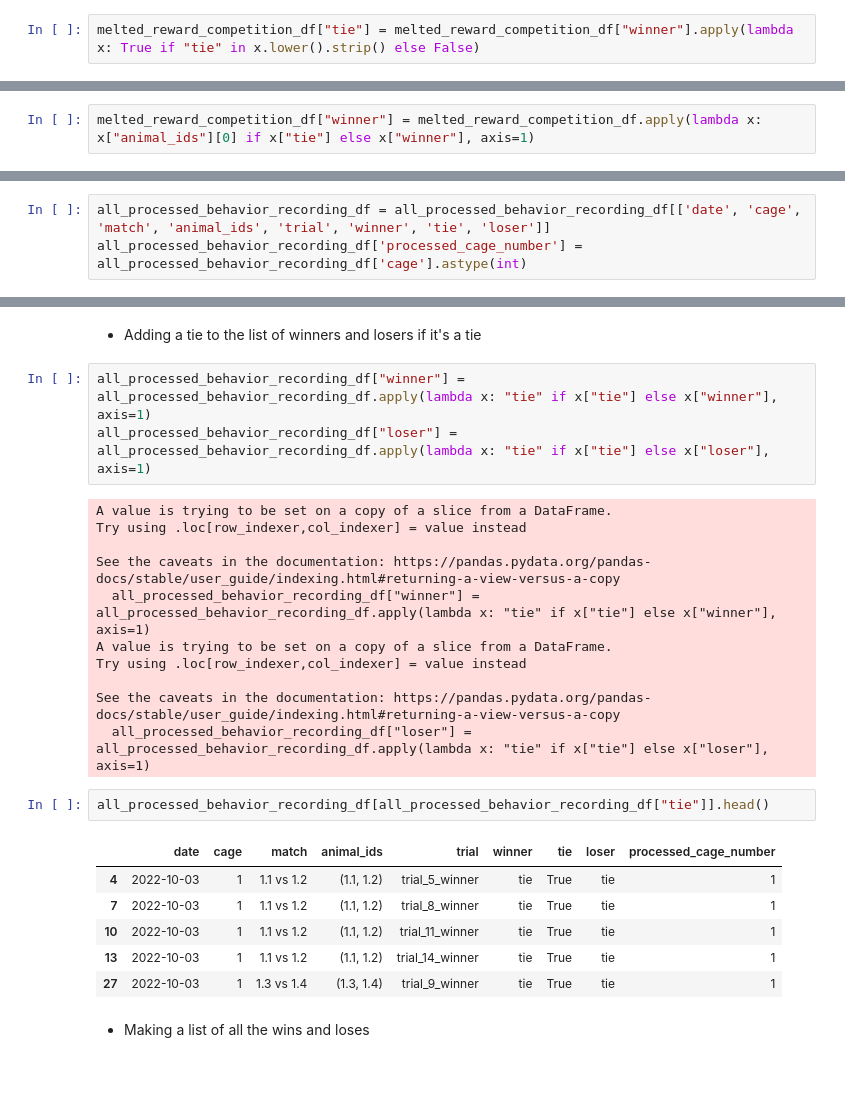
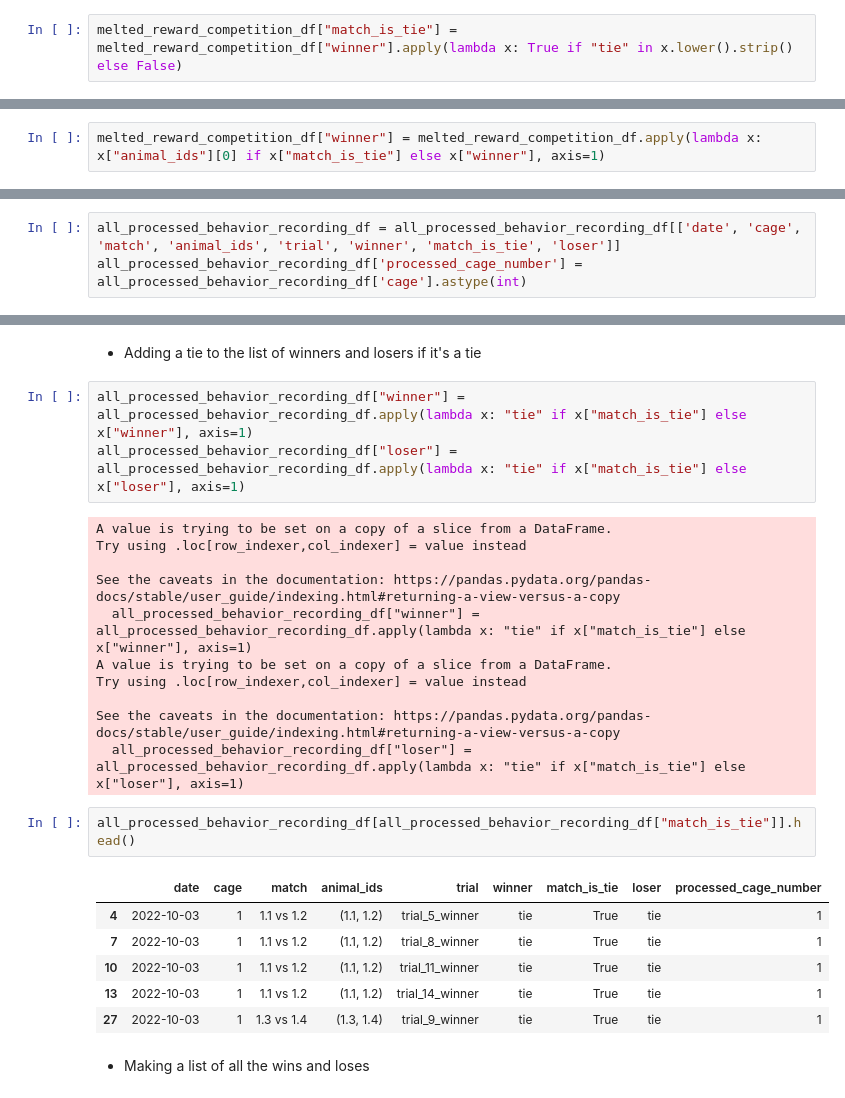
Before and after one commit to padillacoreanolab/dominance_strain_comparison, a Jupyter notebook: results/2023_04_27_pilot_3_elo_score_calculation/pilot_3_reward_competition_processing.ipynb, the cells around one changed output, grey strips where cells are left out. Drawn from its saved outputs; the diff is of its cells as text.

```diff
--- a/results/2023_04_27_pilot_3_elo_score_calculation/pilot_3_reward_competition_processing.ipynb
+++ b/results/2023_04_27_pilot_3_elo_score_calculation/pilot_3_reward_competition_processing.ipynb
@@ -526,9 +522,9 @@ array([('1.1', '1.2'), ('1.3', '1.4'), ('2.1', '2.2'), ('2.3', '2.4'),
 # %% [markdown]
 - Making a different column for ties
 # %%
-melted_reward_competition_df["tie"] = melted_reward_competition_df["winner"].apply(lambda x: True if "tie" in x.lower().strip() else False)
+melted_reward_competition_df["match_is_tie"] = melted_reward_competition_df["winner"].apply(lambda x: True if "tie" in x.lower().strip() else False)
 # %% [markdown]
 - Replacing tie with the first animal id for elo score plotting
 # %%
-melted_reward_competition_df["winner"] = melted_reward_competition_df.apply(lambda x: x["animal_ids"][0] if x["tie"] else x["winner"], axis=1)
+melted_reward_competition_df["winner"] = melted_reward_competition_df.apply(lambda x: x["animal_ids"][0] if x["match_is_tie"] else x["winner"], axis=1)
 # %%
@@ -939,7 +951,7 @@ Index(['index', 'date', 'cage', 'box', 'match', 'animal_ids', 'trial',
 # %% [markdown]
 - Removing columns that would be unnecessary for the pairings
 # %%
-all_processed_behavior_recording_df = all_processed_behavior_recording_df[['date', 'cage', 'match', 'animal_ids', 'trial', 'winner', 'tie', 'loser']]
+all_processed_behavior_recording_df = all_processed_behavior_recording_df[['date', 'cage', 'match', 'animal_ids', 'trial', 'winner', 'match_is_tie', 'loser']]
 all_processed_behavior_recording_df['processed_cage_number'] = all_processed_behavior_recording_df['cage'].astype(int)
 # %% [output]
 A value is trying to be set on a copy of a slice from a DataFrame.
@@ -959,23 +971,23 @@ all_processed_behavior_recording_df.head()
 # %% [markdown]
 - Adding a tie to the list of winners and losers if it's a tie
 # %%
-all_processed_behavior_recording_df["winner"] = all_processed_behavior_recording_df.apply(lambda x: "tie" if x["tie"] else x["winner"], axis=1)
-all_processed_behavior_recording_df["loser"] = all_processed_behavior_recording_df.apply(lambda x: "tie" if x["tie"] else x["loser"], axis=1)
+all_processed_behavior_recording_df["winner"] = all_processed_behavior_recording_df.apply(lambda x: "tie" if x["match_is_tie"] else x["winner"], axis=1)
+all_processed_behavior_recording_df["loser"] = all_processed_behavior_recording_df.apply(lambda x: "tie" if x["match_is_tie"] else x["loser"], axis=1)
 # %% [output]
 A value is trying to be set on a copy of a slice from a DataFrame.
 Try using .loc[row_indexer,col_indexer] = value instead
 
 See the caveats in the documentation: https://pandas.pydata.org/pandas-docs/stable/user_guide/indexing.html#returning-a-view-versus-a-copy
-  all_processed_behavior_recording_df["winner"] = all_processed_behavior_recording_df.apply(lambda x: "tie" if x["tie"] else x["winner"], axis=1)
+  all_processed_behavior_recording_df["winner"] = all_processed_behavior_recording_df.apply(lambda x: "tie" if x["match_is_tie"] else x["winner"], axis=1)
 A value is trying to be set on a copy of a slice from a DataFrame.
 Try using .loc[row_indexer,col_indexer] = value instead
 
 See the caveats in the documentation: https://pandas.pydata.org/pandas-docs/stable/user_guide/indexing.html#returning-a-view-versus-a-copy
-  all_processed_behavior_recording_df["loser"] = all_processed_behavior_recording_df.apply(lambda x: "tie" if x["tie"] else x["loser"], axis=1)
+  all_processed_behavior_recording_df["loser"] = all_processed_behavior_recording_df.apply(lambda x: "tie" if x["match_is_tie"] else x["loser"], axis=1)
 # %%
-all_processed_behavior_recording_df[all_processed_behavior_recording_df["tie"]].head()
+all_processed_behavior_recording_df[all_processed_behavior_recording_df["match_is_tie"]].head()
 # %% [output]
-|  | date | cage | match | animal_ids | trial | winner | tie | loser | processed_cage_number |
+|  | date | cage | match | animal_ids | trial | winner | match_is_tie | loser | processed_cage_number |
 | 4 | 2022-10-03 | 1 | 1.1 vs 1.2 | (1.1, 1.2) | trial_5_winner | tie | True | tie | 1 |
 | 7 | 2022-10-03 | 1 | 1.1 vs 1.2 | (1.1, 1.2) | trial_8_winner | tie | True | tie | 1 |
 | 10 | 2022-10-03 | 1 | 1.1 vs 1.2 | (1.1, 1.2) | trial_11_winner | tie | True | tie | 1 |
```
Also changed, not shown: parts of 31 cells of this notebook, 35 other files.
